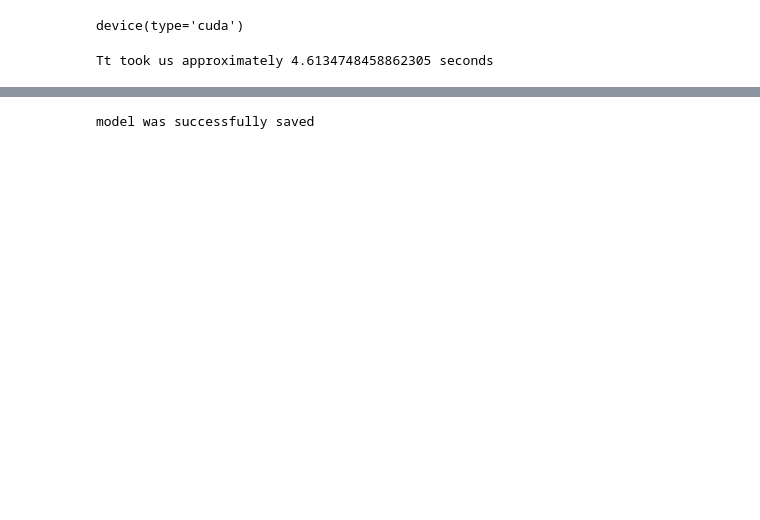
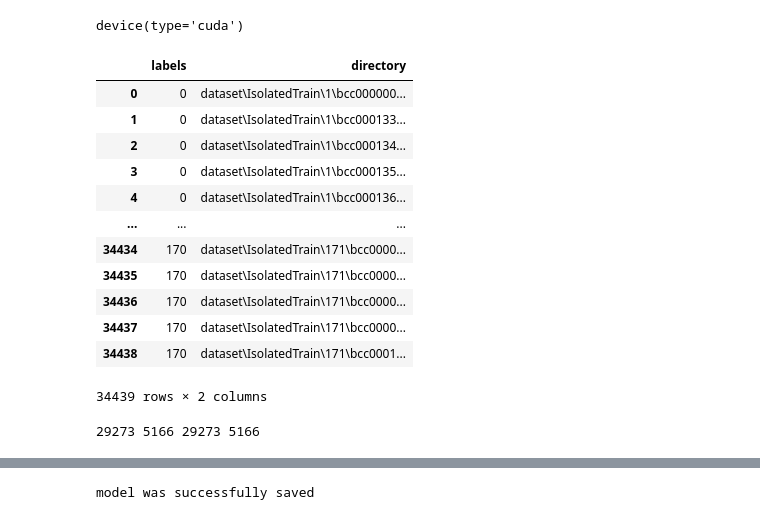
Before and after one commit to ankur-arch/Compound-Test, a Jupyter notebook: trainer.ipynb, the cells around one changed output, grey strips where cells are left out. Cells and saved outputs as stored; diff of their text form; code cells hidden in the pictures; blank space fills up the shorter version.

```diff
--- a/trainer.ipynb
+++ b/trainer.ipynb
@@ -58,4 +60,20 @@ device(type='cuda')
 # %%
 train_csv_directory = os.path.join(os.getcwd(),'guides\\isolated-dataset-csv\\IsolatedTrain.csv')
 # %%
-TRAIN_DIR = pd.read_csv(train_csv_directory, usecols=["labels","directory"])
+DATASET_DATAFRAME = pd.read_csv(train_csv_directory, usecols=["labels","directory"])
+DATASET_DATAFRAME.labels = DATASET_DATAFRAME.labels - 1
+DATASET_DATAFRAME
+# %% [output]
+|  | labels | directory |
+| 0 | 0 | dataset\IsolatedTrain\1\bcc000000... |
+| 1 | 0 | dataset\IsolatedTrain\1\bcc000133... |
+| 2 | 0 | dataset\IsolatedTrain\1\bcc000134... |
+| 3 | 0 | dataset\IsolatedTrain\1\bcc000135... |
+| 4 | 0 | dataset\IsolatedTrain\1\bcc000136... |
+| ... | ... | ... |
+| 34434 | 170 | dataset\IsolatedTrain\171\bcc0000... |
+| 34435 | 170 | dataset\IsolatedTrain\171\bcc0000... |
+| 34436 | 170 | dataset\IsolatedTrain\171\bcc0000... |
+| 34437 | 170 | dataset\IsolatedTrain\171\bcc0000... |
+| 34438 | 170 | dataset\IsolatedTrain\171\bcc0001... |
+34439 rows × 2 columns
@@ -95,7 +82,7 @@ class IsolatedCharacterDataset(Dataset):
+# %%
+print(len(X_TRAIN_CSV),len(X_VAL_CSV),len(Y_TRAIN), len(Y_VAL))
+# %% [output]
+29273 5166 29273 5166
 # %%
 DATA_NORMALIZER = transforms.Compose([transforms.ToTensor(),transforms.Normalize(mean=[0.485, 0.456, 0.406],
                                  std=[0.229, 0.224, 0.225]),transforms.Resize((IMAGE_DIMS,IMAGE_DIMS))])
-# %%
-TRAIN_DATASET = IsolatedCharacterDataset(csv_dir_path=train_csv_directory,transforms=DATA_NORMALIZER)
-# %% [output]
-Tt took us approximately 4.6134748458862305 seconds
```
Also changed, not shown: parts of 20 cells of this notebook.
